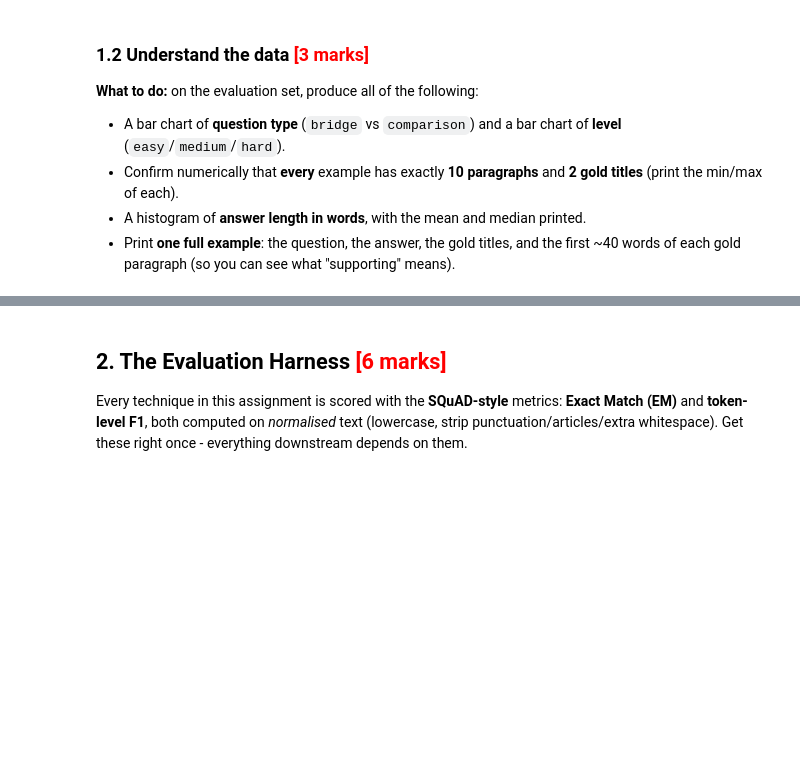
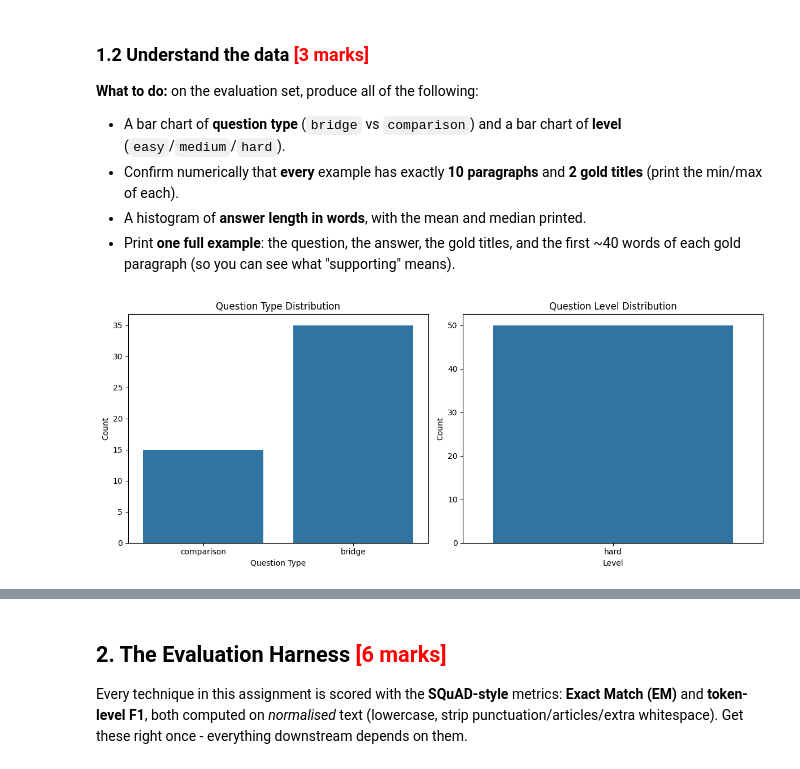
Before and after one commit to suryavedula/agentic_ai_kgp, a Jupyter notebook: Copy_of_SuryaVedula.ipynb, the cells around one changed output, grey strips where cells are left out. Drawn from its saved outputs; the diff is of its cells as text; code cells hidden in the pictures; blank space fills up the shorter version.

```diff
--- a/Copy_of_SuryaVedula.ipynb
+++ b/Copy_of_SuryaVedula.ipynb
@@ -173,17 +186,22 @@ print(chat("In one sentence, what is retrieval-augmented generation?"))
 EVAL_N = 50
 from datasets import load_dataset
 
-hotpot = ### CODE HERE ###                      # load_dataset(..., "distractor")
-eval_set     = ### CODE HERE ###                # 50 shuffled validation examples
-fewshot_pool = ### CODE HERE ###                # 6 train examples (exemplars)
+hotpot = load_dataset("hotpotqa/hotpot_qa", "distractor")
+eval_set     = hotpot["validation"].shuffle(seed=SEED).select(range(EVAL_N))
+fewshot_pool = hotpot["train"].shuffle(seed=SEED).select(range(6))
 
 def get_paragraphs(example):
     """Return [{'title': str, 'text': str}, ...] - one entry per paragraph."""
-    ### CODE HERE ###
+    paragraphs = []
+    titles = example["context"]["title"]
+    sentences = example["context"]["sentences"]
+    for i in range(len(titles)):
+        paragraphs.append({"title": titles[i], "text": " ".join(sentences[i])})
+    return paragraphs
 
 def get_gold_titles(example):
     """Return the set of supporting-fact titles (the gold paragraphs)."""
-    ### CODE HERE ###
+    return set(example["supporting_facts"]["title"])
 
 print("eval:", len(eval_set), "| few-shot pool:", len(fewshot_pool))
 print("paragraphs in example 0:", len(get_paragraphs(eval_set[0])))
@@ -207,0 +227,78 @@ print("gold titles in example 0:", get_gold_titles(eval_set[0]))
+# %%
+import matplotlib.pyplot as plt
+import seaborn as sns
+from collections import Counter
+
+# 1) Bar charts: question type, level
+
+# Question type distribution
+question_types = [ex['type'] for ex in eval_set]
+type_counts = Counter(question_types)
+
+plt.figure(figsize=(12, 5))
+plt.subplot(1, 2, 1)
+sns.barplot(x=list(type_counts.keys()), y=list(type_counts.values()))
+plt.title('Question Type Distribution')
+plt.xlabel('Question Type')
+plt.ylabel('Count')
+
+# Level distribution
+levels = [ex['level'] for ex in eval_set]
+level_counts = Counter(levels)
+
+plt.subplot(1, 2, 2)
+sns.barplot(x=list(level_counts.keys()), y=list(level_counts.values()))
+plt.title('Question Level Distribution')
+plt.xlabel('Level')
+plt.ylabel('Count')
+plt.tight_layout()
+plt.show()
+
+# 2) Min/max number of paragraphs and gold titles
+
+paragraph_counts = [len(get_paragraphs(ex)) for ex in eval_set]
+gold_title_counts = [len(get_gold_titles(ex)) for ex in eval_set]
+
+print(f"\nMin paragraphs: {min(paragraph_counts)}, Max paragraphs: {max(paragraph_counts)}")
+print(f"Min gold titles: {min(gold_title_counts)}, Max gold titles: {max(gold_title_counts)}")
+
+# Confirm that every example has exactly 10 paragraphs and 2 gold titles
+assert all(count == 10 for count in paragraph_counts), "Not all examples have 10 paragraphs."
+assert all(count == 2 for count in gold_title_counts), "Not all examples have 2 gold titles."
+print("Confirmed: Every example has exactly 10 paragraphs and 2 gold titles.")
+
+# 3) Answer-length histogram + mean/median
+
+answer_lengths = [len(ex['answer'].split()) for ex in eval_set]
+
+plt.figure(figsize=(8, 5))
+sns.histplot(answer_lengths, bins=10, kde=True)
+plt.title('Answer Length Distribution (in words)')
+plt.xlabel('Number of Words')
+plt.ylabel('Frequency')
+plt.show()
+
+mean_answer_length = np.mean(answer_lengths)
+median_answer_length = np.median(answer_lengths)
+
+print(f"\nMean answer length: {mean_answer_length:.2f} words")
+print(f"Median answer length: {median_answer_length:.2f} words")
+
+# 4) Print one full example (question, answer, gold titles, gold paragraph snippets)
+
+example_to_print = eval_set[0]
+
+print(f"\n--- Full Example ---")
+print(f"Question: {example_to_print['question']}")
+print(f"Answer: {example_to_print['answer']}")
+
+gold_titles = get_gold_titles(example_to_print)
+print(f"Gold Titles: {gold_titles}")
+
+all_paragraphs = get_paragraphs(example_to_print)
+print("\nGold Paragraph Snippets:")
+for para in all_paragraphs:
+    if para['title'] in gold_titles:
+        print(f"  [{para['title']}] {para['text'][:200]}...") # First 200 chars as ~40 words
+# %% [output]
+[figure, added]
```
Also changed, not shown: parts of 14 cells of this notebook.
